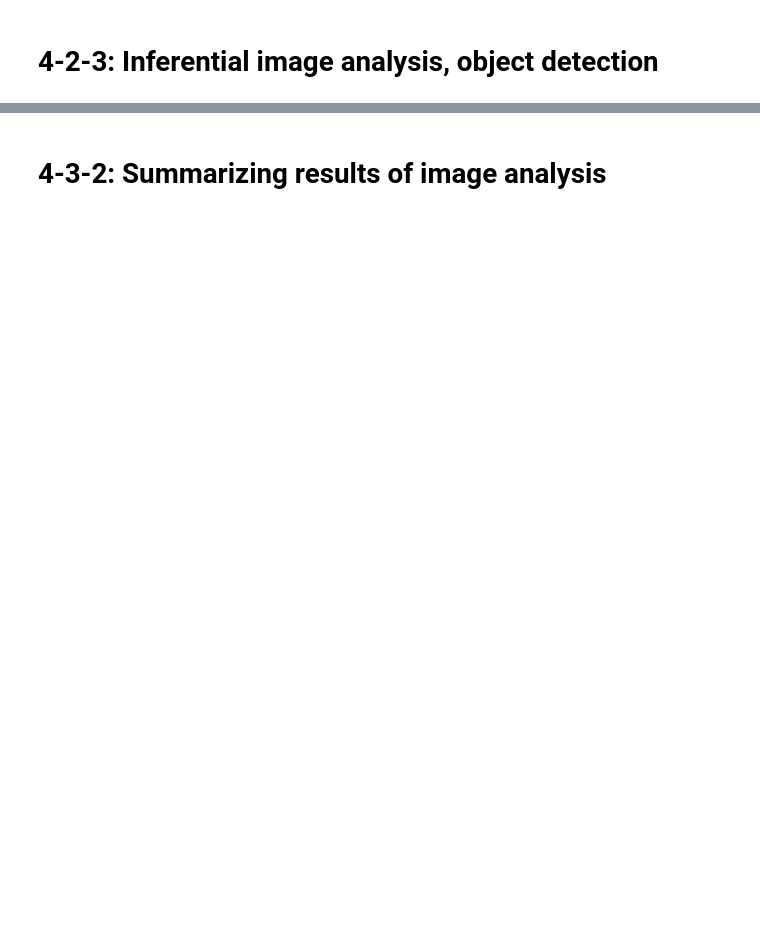
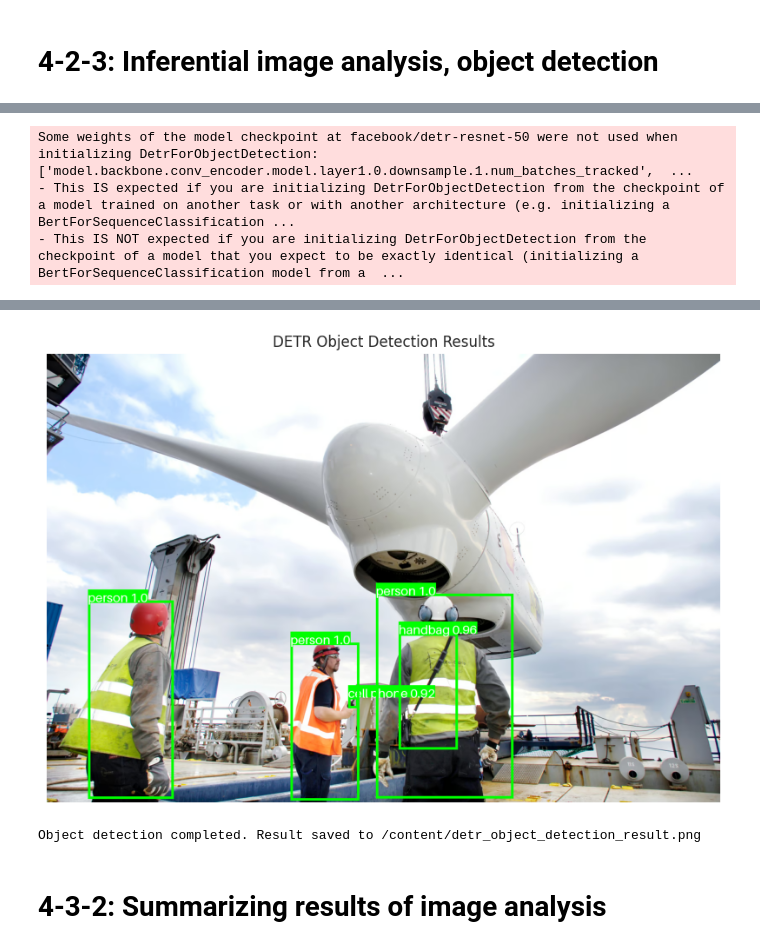
Before and after one commit to cca-cce/osm-cca, a Jupyter notebook: jnb/aicasc/module04_analyzing_image_content_computer_vision_30pct.ipynb, the cells around one changed output, grey strips where cells are left out. Drawn from its saved outputs; the diff is of its cells as text; code cells hidden in the pictures; blank space fills up the shorter version.

```diff
--- a/jnb/aicasc/module04_analyzing_image_content_computer_vision_30pct.ipynb
+++ b/jnb/aicasc/module04_analyzing_image_content_computer_vision_30pct.ipynb
@@ -287,0 +478,77 @@ import pandas as pd
+# %%
+from transformers import DetrImageProcessor, DetrForObjectDetection
+from PIL import Image, ImageDraw, ImageFont
+import torch
+import matplotlib.pyplot as plt
+
+# Path to the input image
+image_path = "/content/cv-org2-vattenfall/frame_YIqk0ylo4rI_0009.png"
+image_path = '/content/osm-cca-nlp/res/pdf/preem/production-of-renewable-diesel-synsat-project-preem_page5_img0.png'  # Replace with your image path
+image_path = '/content/osm-cca-nlp/res/pdf/vattenfall/vattenfall-expands-circular-targes-on-wind-turbine-components-vattenfall_page0_img0.png'
+output_image_path = "/content/detr_object_detection_result.png"
+
+# Load the image
+image = Image.open(image_path).convert("RGB")
+
+# Load the DETR model and processor
+model_name = "facebook/detr-resnet-50"
+processor = DetrImageProcessor.from_pretrained(model_name)
+model = DetrForObjectDetection.from_pretrained(model_name)
+
+# Preprocess the image
+inputs = processor(images=image, return_tensors="pt")
+
+# Perform inference
+with torch.no_grad():
+    outputs = model(**inputs)
+
+# Post-process the results
+target_sizes = torch.tensor([image.size[::-1]])  # (height, width)
+results = processor.post_process_object_detection(outputs, target_sizes=target_sizes, threshold=0.9)[0]
+
+# Prepare to draw on the image
+draw = ImageDraw.Draw(image)
+
+# Load a TrueType font or fallback to default
+try:
+    font_path = "/usr/share/fonts/truetype/dejavu/DejaVuSans-Bold.ttf"  # Update path if needed
+    font = ImageFont.truetype(font_path, size=30)  # Increased font size to 30
+except OSError:
+    print("TrueType font not found. Using default font.")
+    font = ImageFont.load_default(size=30)
+
+# Draw bounding boxes and annotations
+for score, label, box in zip(results["scores"], results["labels"], results["boxes"]):
+    # Extract bounding box coordinates and label
+    x_min, y_min, x_max, y_max = [round(i) for i in box.tolist()]
+    label_text = f"{model.config.id2label[label.item()]} {round(score.item(), 2)}"
+
+    # Print detected object details
+    print(f"Detected: {model.config.id2label[label.item()]} | "
+          f"Confidence: {round(score.item(), 2)} | "
+          f"Location: [x_min: {x_min}, y_min: {y_min}, x_max: {x_max}, y_max: {y_max}]")
+
+    # Draw the bounding box in green (R:0, G:255, B:0) with increased line width
+    draw.rectangle([x_min, y_min, x_max, y_max], outline=(0, 255, 0), width=6)
+
+    # Annotate with class label and confidence score
+    text_bbox = draw.textbbox((x_min, y_min), label_text, font=font)  # Get the bounding box of the text
+    text_width, text_height = text_bbox[2] - text_bbox[0], text_bbox[3] - text_bbox[1]
+    draw.rectangle([x_min, y_min - text_height, x_min + text_width, y_min], fill=(0, 255, 0))
+    draw.text((x_min, y_min - text_height), label_text, fill="white", font=font)
+
+# Save the result image
+image.save(output_image_path)
+
+# Display the result image using Matplotlib
+plt.figure(figsize=(10, 8))
+plt.imshow(image)
+plt.axis("off")
+plt.title("DETR Object Detection Results")
+plt.show()
+
+print(f"Object detection completed. Result saved to {output_image_path}")
+# %% [output]
+Some weights of the model checkpoint at facebook/detr-resnet-50 were not used when initializing DetrForObjectDetection: ['model.backbone.conv_encoder.model.layer1.0.downsample.1.num_batches_tracked',  ...
+- This IS expected if you are initializing DetrForObjectDetection from the checkpoint of a model trained on another task or with another architecture (e.g. initializing a BertForSequenceClassification ...
+- This IS NOT expected if you are initializing DetrForObjectDetection from the checkpoint of a model that you expect to be exactly identical (initializing a BertForSequenceClassification model from a  ...
@@ -288,2 +561,4 @@ import pandas as pd
+[figure, added]
+Object detection completed. Result saved to /content/detr_object_detection_result.png
 # %% [markdown]
 # 4-3-2: Summarizing results of image analysis
```
Also changed, not shown: parts of 26 cells of this notebook.
